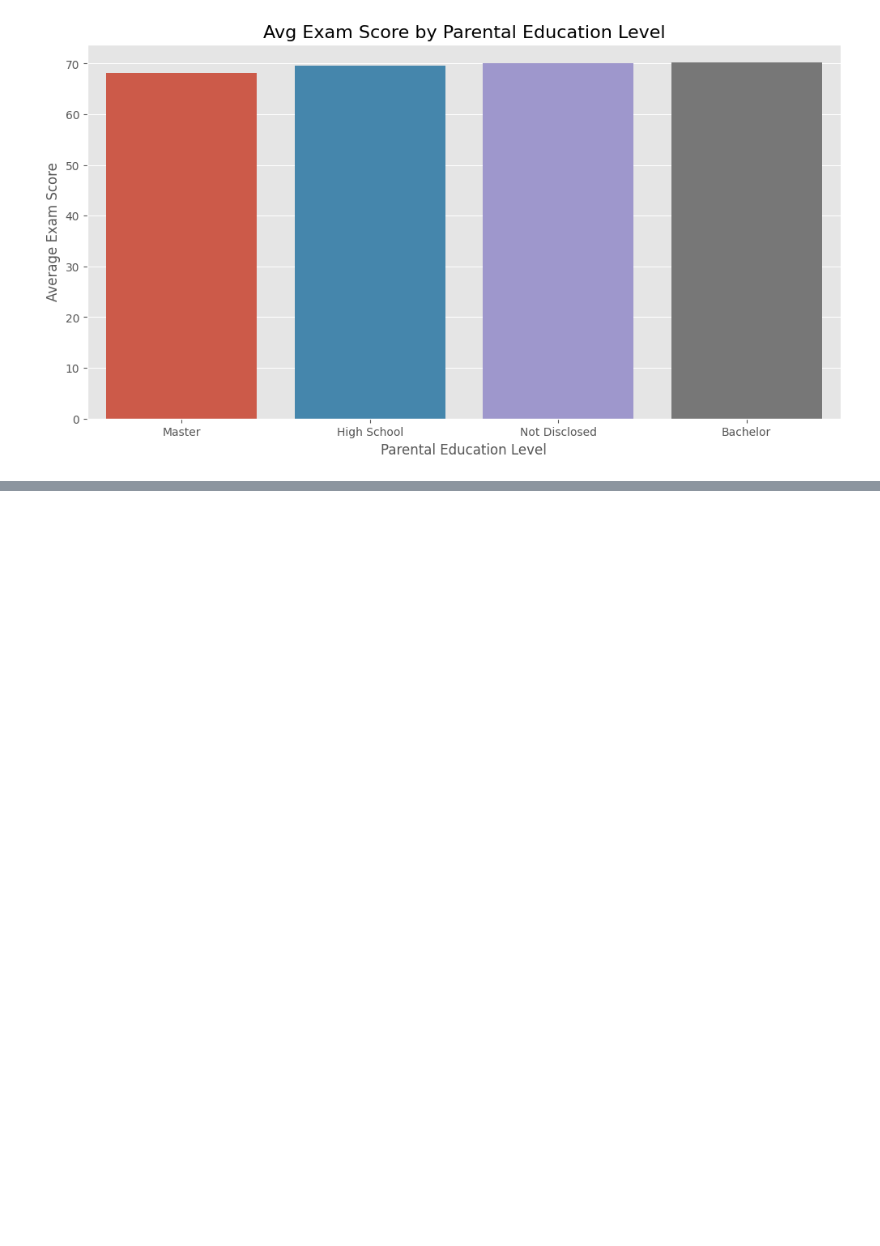
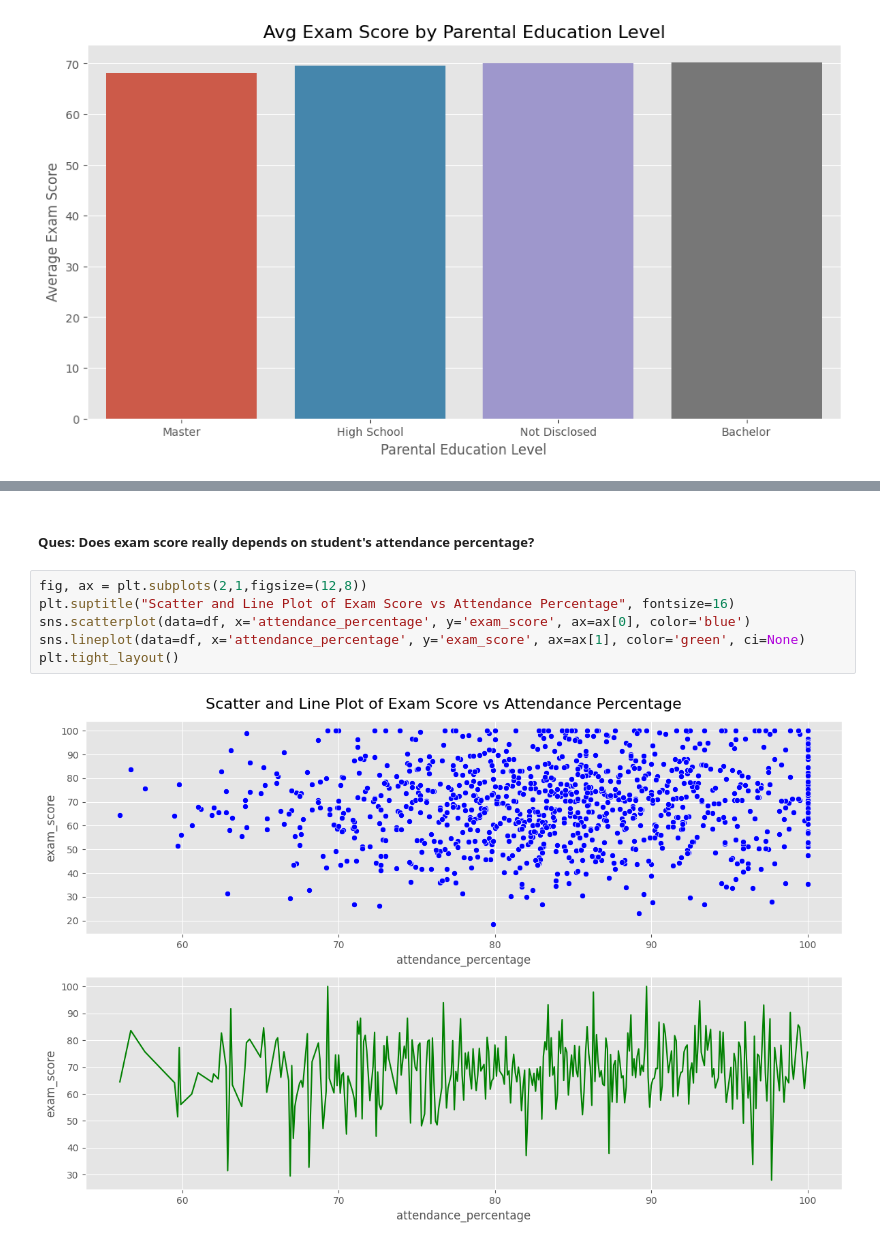
Before and after one commit to AnubhavYadavBCA25/Student-Habit-Performance-Project, a Jupyter notebook: notebook/EDA.ipynb, the cells around one changed output, grey strips where cells are left out. Saved outputs shown, nothing was run; the diff lists cells and outputs as text; blank space fills up the shorter version.

```diff
--- a/notebook/EDA.ipynb
+++ b/notebook/EDA.ipynb
@@ -458,0 +557,10 @@ Text(0, 0.5, 'Average Exam Score')
+# %% [markdown]
+##### Ques: Does exam score really depends on student's attendance percentage?
+# %%
+fig, ax = plt.subplots(2,1,figsize=(12,8))
+plt.suptitle("Scatter and Line Plot of Exam Score vs Attendance Percentage", fontsize=16)
+sns.scatterplot(data=df, x='attendance_percentage', y='exam_score', ax=ax[0], color='blue')
+sns.lineplot(data=df, x='attendance_percentage', y='exam_score', ax=ax[1], color='green', ci=None)
+plt.tight_layout()
+# %% [output]
+[figure, added]
```
Also changed, not shown: parts of 41 cells of this notebook.
